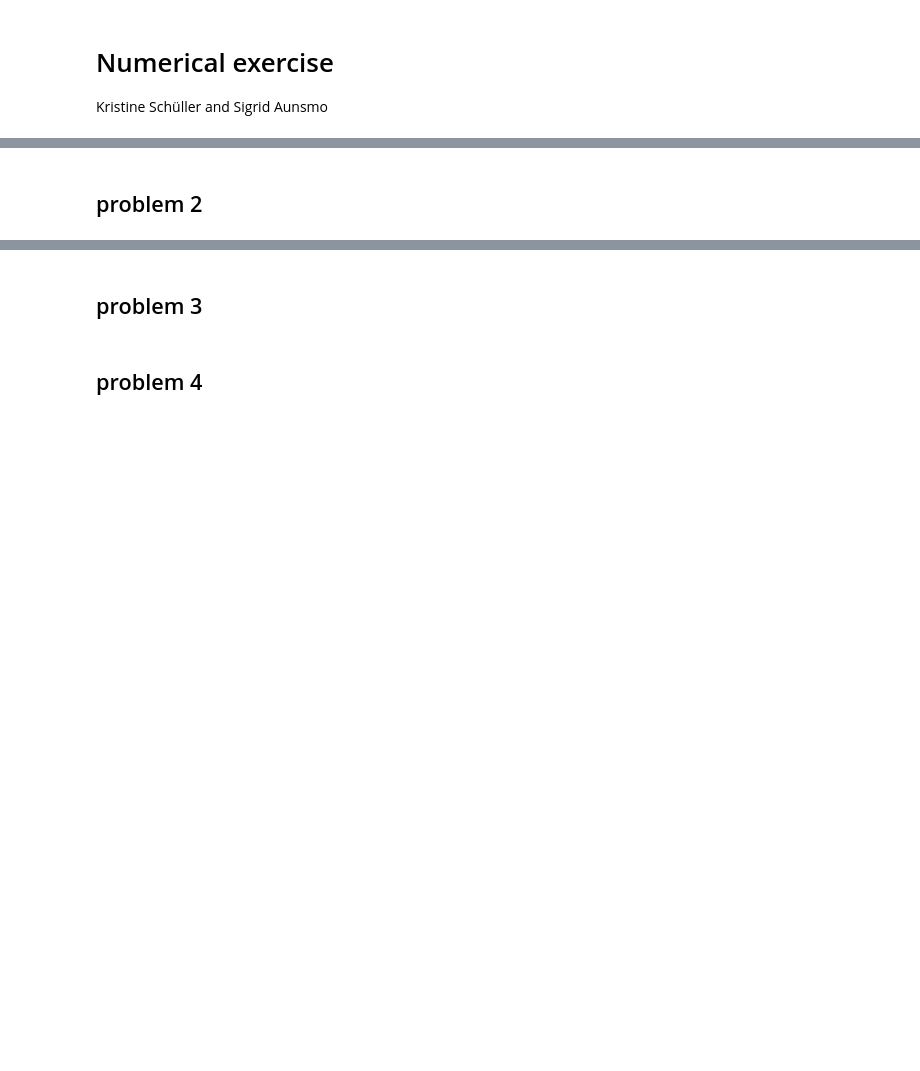
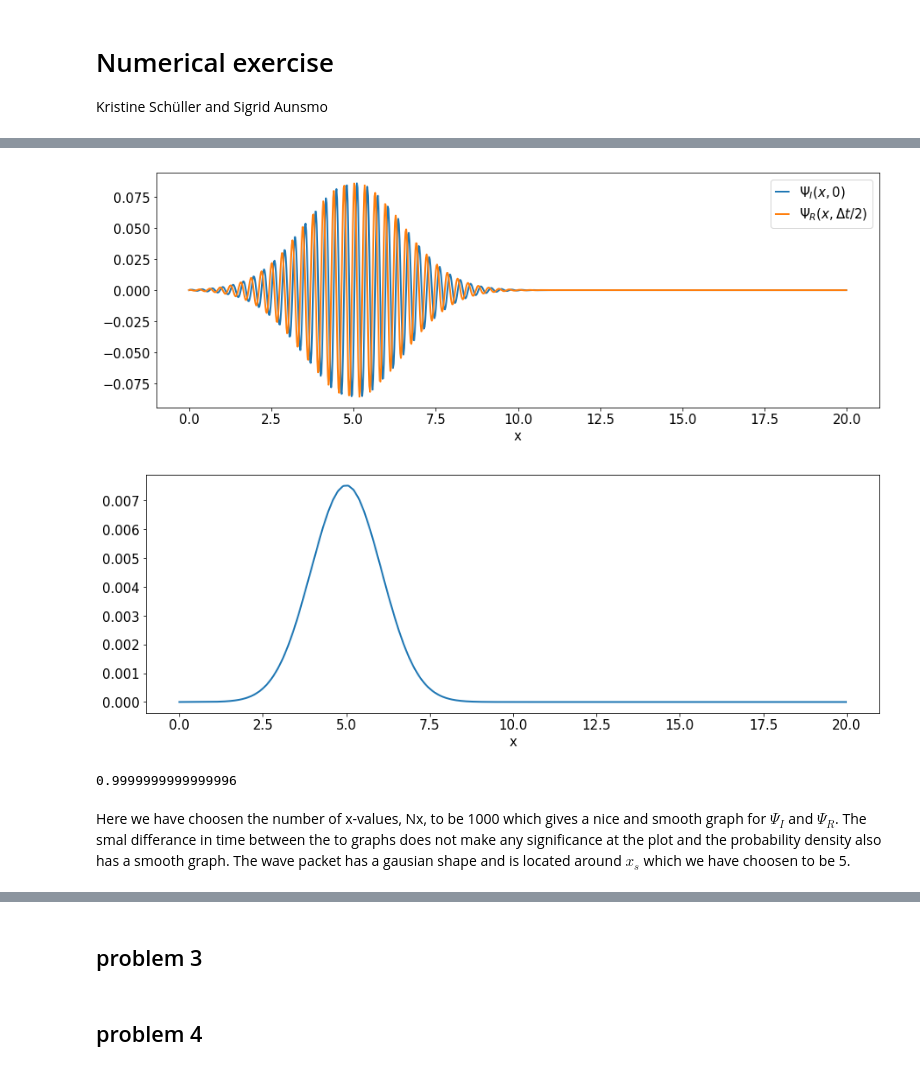
Before and after one commit to sigriaun/kvantastisk, a Jupyter notebook: numerical_exercise.ipynb, the cells around one changed output, grey strips where cells are left out. Drawn from its saved outputs; the diff is of its cells as text; code cells hidden in the pictures; blank space fills up the shorter version.

```diff
--- a/numerical_exercise.ipynb
+++ b/numerical_exercise.ipynb
@@ -14,13 +66,5 @@ t_0=0
 # %%
-import numpy as np
-import matplotlib.pyplot as plt
-
-#for animasjon
-import matplotlib.animation as animation
-#%matplotlib notebook #bruke denne ved animasjon?
-%matplotlib inline
-
-sigma_x=2 #??
+sigma_x=1.5 #??
 xs=5 #bare satte 5 fordi vi skal ha den verdien etterhvert
 Nx= 1000
 
@@ -34,43 +78,53 @@ def find_psi_im(x,t):
     psi_i=np.zeros(len(x))
     #using the formula, but letting the ends be zero:
     psi_i[1:-1] = np.exp(-(x[1:-1]-xs)**2/(2*sigma_x**2))*np.sin(k_0*x[1:-1]-omega*t)
-    psi_i=psi_i/np.linalg.norm(psi_i) #normalizing
+    psi_i=psi_i/np.linalg.norm(psi_i)/np.sqrt(2) #normalizing
     return psi_i
 
 #function to calculate real part of psi
 def find_psi_re(x,t):
     psi_r=np.zeros(len(x))
     #using the formula, but letting the ends be zero:
     psi_r[1:-1] = np.exp(-(x[1:-1]-xs)**2/(2*sigma_x**2))*np.cos(k_0*x[1:-1]-omega*t)
-    psi_r=psi_r/np.linalg.norm(psi_r) #normalizing
+    psi_r=psi_r/np.linalg.norm(psi_r)/np.sqrt(2) #normalizing
     return psi_r
 
 #guessing a value for delta_t
 delta_t=0.00001
 
 #defining delta_x
 """stemmer dette? Er lengda på arrayene Nx+1??"""
 delta_x= L/(Nx)
 
 #making a array of x-values from 0 to L
 x=np.arange(0,L,delta_x)
 
 #making arrays of initial values of psi_r(x,delta_t/2) and psi_i(x,0)
 psi_i=find_psi_im(x,0)
 psi_r=find_psi_re(x,delta_t/2)
 
 #plotting
-plt.plot(x,psi_i)
-plt.show()
-
-plt.plot(x,psi_r)
+plt.title('')
+plt.plot(x,psi_i,label=r'$\Psi_I(x,0)$')
+plt.plot(x,psi_r,label=r'$\Psi_R(x,\Delta t /2)$')
+plt.legend()
+plt.xlabel('x')
 plt.show()
 
 """ettersom vi har så liten delta_t, kanskje vi kan bruke de psi-ene vi har funnet????"""
-psi_squared=find_psi_im(x,0)**2+find_psi_re(x,0)**2
 psi_squared=psi_i**2+psi_r**2
 plt.plot(x,psi_squared)
+plt.xlabel('x')
 plt.show()
+
+"""testet at den faktisk er normalisert"""
+print(np.sum(psi_squared))
+# %% [output]
+[figure, added]
+[figure, added]
+0.9999999999999996
+# %% [markdown]
+Here we have choosen the number of x-values, Nx, to be 1000 which gives a nice and smooth graph for $\Psi_I$ and $\Psi_R$. The smal differance in time between the to graphs does not make any significance at the plot and the probability density also has a smooth graph. The wave packet has a gausian shape and is located around $x_s$ which we have choosen to be 5.
 # %%
 """KRISTINE SE PÅ DETTE OG RYDD"""
 
@@ -149,5 +202,3 @@ Psi_I,Psi_R=find_psi(Psi_i,Psi_r,xlen,0.1,5,tlen,0.1,0)
 
 #print(Psi_I,Psi_R)
 """
-# %% [markdown]
-## problem 2
```
Also changed, not shown: parts of 8 cells of this notebook.
